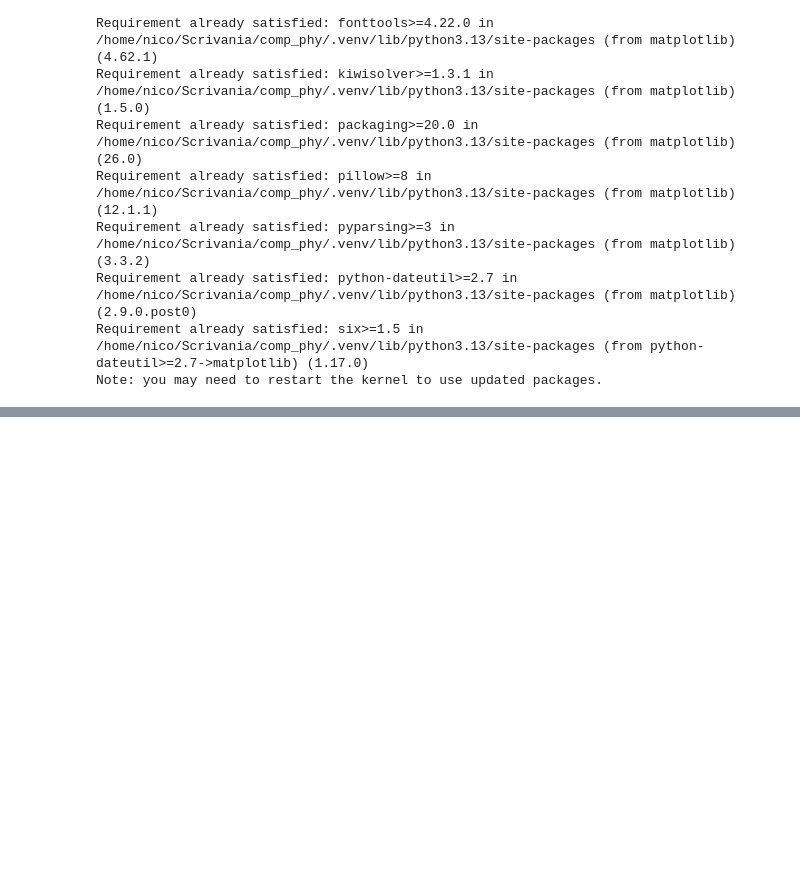
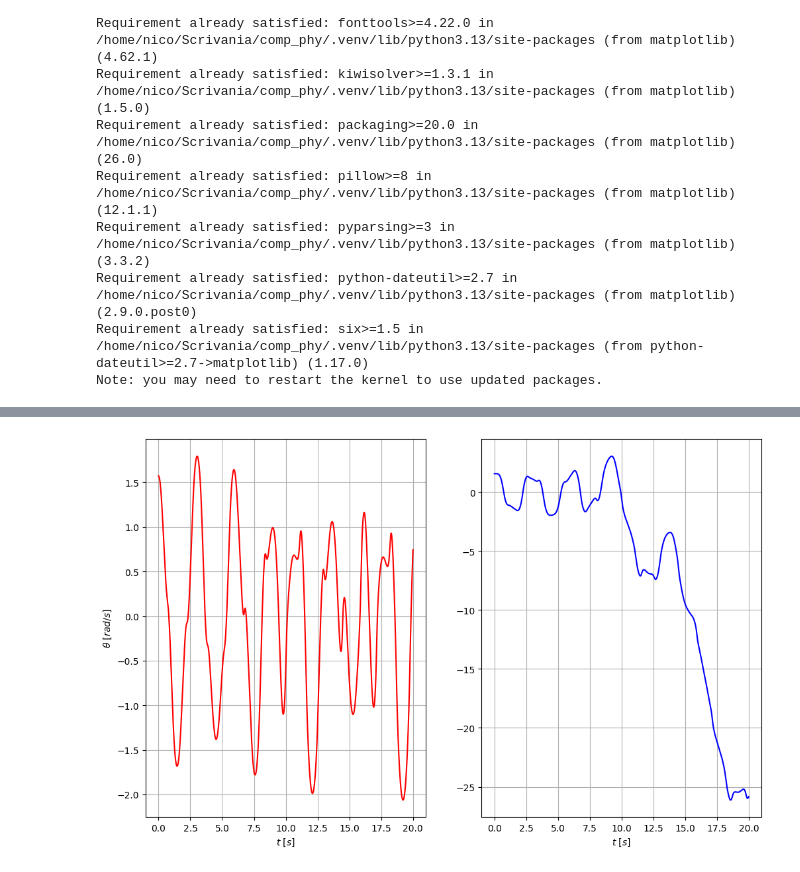
Before and after one commit to nicola-lamaddalena/computational_physics_course, a Jupyter notebook: ode/doppio_pendolo/doppio_pendolo.ipynb, the cells around one changed output, grey strips where cells are left out. Saved outputs shown, nothing was run; the diff lists cells and outputs as text; code cells hidden in the pictures; blank space fills up the shorter version.

```diff
--- a/ode/doppio_pendolo/doppio_pendolo.ipynb
+++ b/ode/doppio_pendolo/doppio_pendolo.ipynb
@@ -51,0 +77,15 @@ times = np.arange(0, 20, h)
+# %%
+# GRANDI OSCILLAZIONI
+p1, v1, p2, v2 = rk4(theta1=np.pi/2, theta2=np.pi/2, omega1=0.0, omega2= 0.0, h=h, times=times, f=acc)
+fig, (ax1, ax2) = plt.subplots(1, 2)
+ax1.plot(times, p1, color="red")
+ax1.set_xlabel(r"$t\ [s]$")
+ax1.set_ylabel(r"$\theta\ [rad/s]$")
+ax1.grid(True)
+
+ax2.plot(times, p2, color="blue")
+ax2.set_xlabel(r"$t\ [s]$")
+ax2.grid(True)
+plt.show()
+# %% [output]
+[figure, added]
```
Also changed, not shown: parts of 6 cells of this notebook.
